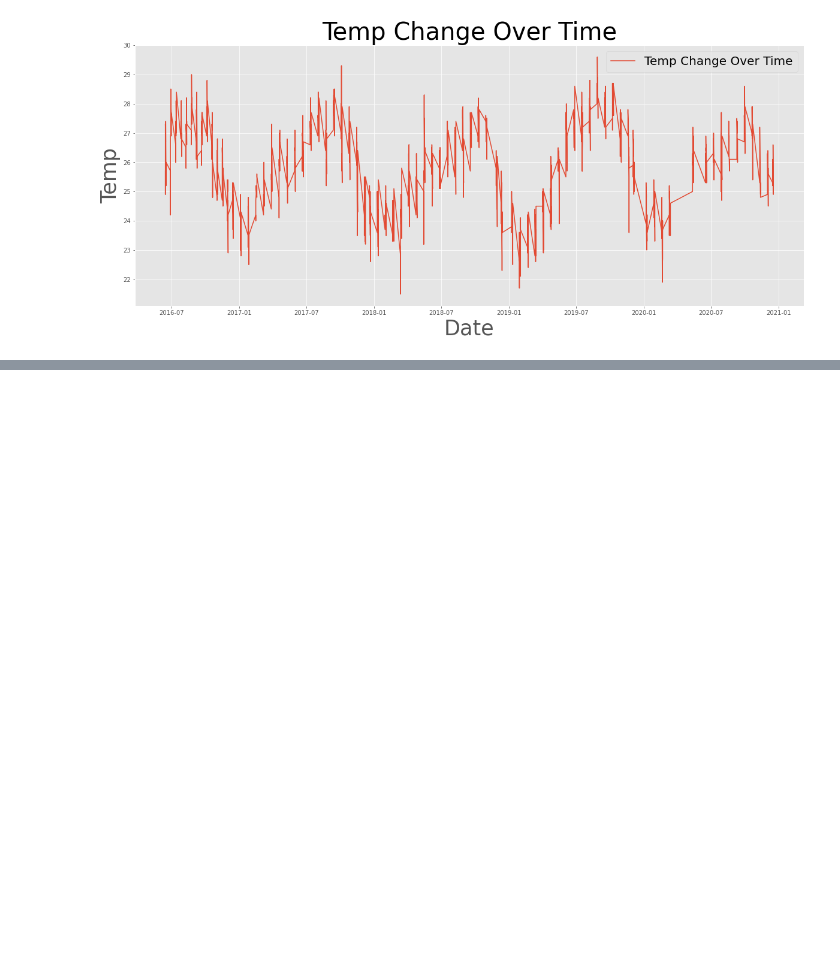
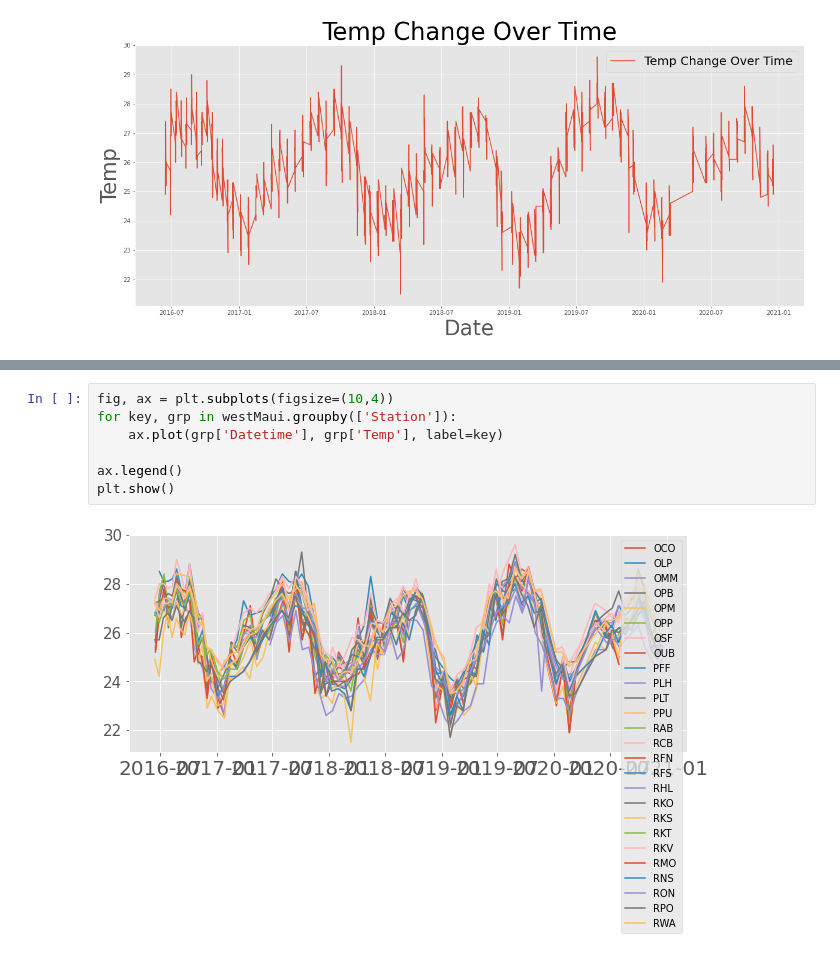
Before and after one commit to benkarlsberg/Maui-Water-Quality-Analysis, a Jupyter notebook: EDA.ipynb, the cells around one changed output, grey strips where cells are left out. Drawn from its saved outputs; the diff is of its cells as text; blank space fills up the shorter version.

```diff
--- a/EDA.ipynb
+++ b/EDA.ipynb
@@ -107,0 +128,9 @@ westMaui.groupby('Station')['Temp'].mean().plot()
+# %%
+fig, ax = plt.subplots(figsize=(10,4))
+for key, grp in westMaui.groupby(['Station']):
+    ax.plot(grp['Datetime'], grp['Temp'], label=key)
+
+ax.legend()
+plt.show()
+# %% [output]
+[figure, added]
```
Also changed, not shown: parts of 2 cells of this notebook.
